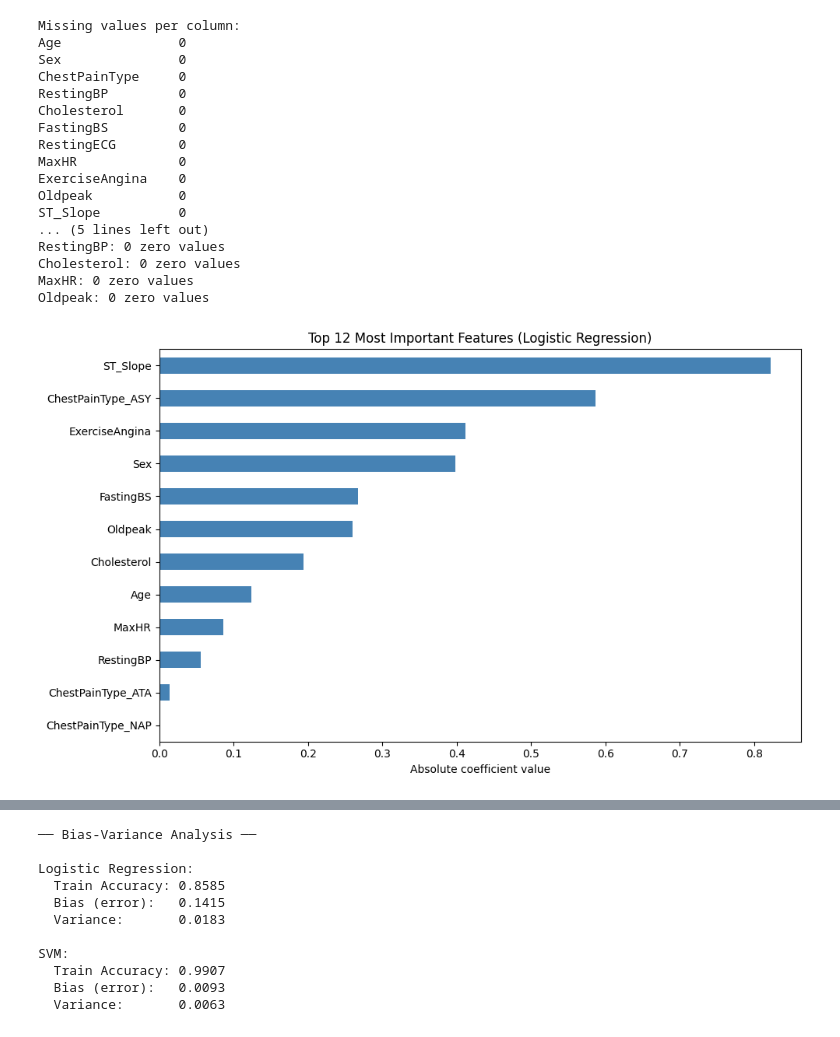
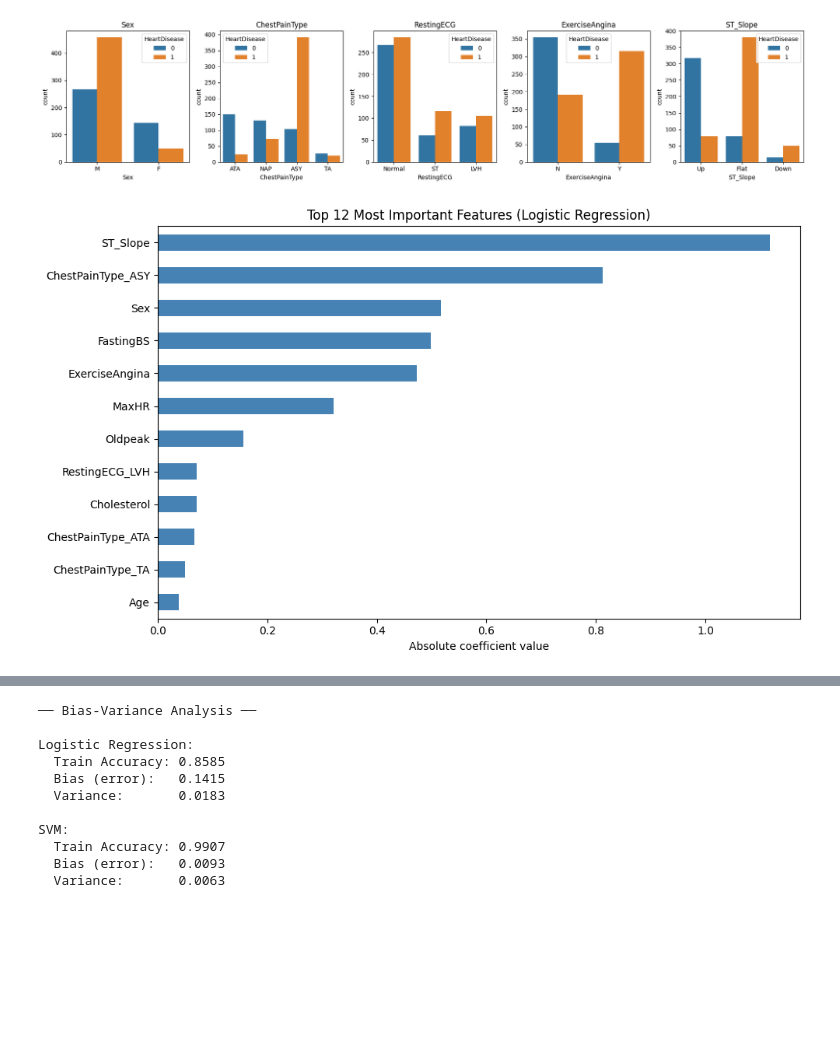
Before and after one commit to usmankk1/heart-disease-risk-predictor, a Jupyter notebook: notebooks/exploration.ipynb, the cells around one changed output, grey strips where cells are left out. Saved outputs shown, nothing was run; the diff lists cells and outputs as text; code cells hidden in the pictures; blank space fills up the shorter version.

```diff
--- a/notebooks/exploration.ipynb
+++ b/notebooks/exploration.ipynb
@@ -62,58 +72,41 @@ plt.show()
 # %%
-# Verify missing values have been eliminated
-print("Missing values per column:")
-print(df.isnull().sum())
-
-print("\nZero values in numeric columns (Should show 0 for Cholesterol/RestingBP):")
-for col in ['Age', 'RestingBP', 'Cholesterol', 'MaxHR', 'Oldpeak']:
-    zeros = (df[col] == 0).sum()
-    print(f"{col}: {zeros} zero values")
+cat_features = ['Sex', 'ChestPainType', 'RestingECG', 'ExerciseAngina', 'ST_Slope']
+fig, axes = plt.subplots(1, 5, figsize=(18, 4))
+for ax, col in zip(axes, cat_features):
+    sns.countplot(data=df, x=col, hue='HeartDisease', ax=ax)
+    ax.set_title(col)
+plt.tight_layout()
+plt.show()
 # %% [output]
-Missing values per column:
-Age               0
-Sex               0
-ChestPainType     0
-RestingBP         0
-Cholesterol       0
-FastingBS         0
-RestingECG        0
-MaxHR             0
-ExerciseAngina    0
-Oldpeak           0
-ST_Slope          0
-... (5 lines left out)
-RestingBP: 0 zero values
-Cholesterol: 0 zero values
-MaxHR: 0 zero values
-Oldpeak: 0 zero values
+[figure, added]
 # %%
 import joblib
 import pandas as pd
 import numpy as np
 import matplotlib.pyplot as plt
 
 # Load saved model and get feature names
 lr_model = joblib.load(r'F:\AI\HDRP\HDRP\models\logistic_regression.pkl')
 scaler = joblib.load(r'F:\AI\HDRP\HDRP\models\scaler.pkl')
 
 # We need feature names - rerun preprocessing to get them
 import sys
 sys.path.append(r'F:\AI\HDRP\HDRP')
 from src.preprocess import load_and_preprocess
 
 X_train, X_test, y_train, y_test, scaler, feature_names = \
-    load_and_preprocess(r'F:\AI\HDRP\HDRP\data\heart_5000.csv')
+    load_and_preprocess(r'F:\AI\HDRP\HDRP\data\heart.csv')
 
 # Plot feature importance
 coef = lr_model.coef_[0]
 importance = pd.Series(np.abs(coef), index=feature_names).sort_values(ascending=False)
 
 plt.figure(figsize=(10, 6))
 importance.head(12).plot(kind='barh', color='steelblue')
 plt.xlabel('Absolute coefficient value')
 plt.title('Top 12 Most Important Features (Logistic Regression)')
 plt.gca().invert_yaxis()
 plt.tight_layout()
 plt.show()
 # %% [output]
-[figure, old version]
+[figure, new version]
```
Also changed, not shown: parts of 19 cells of this notebook, 28 other files.
